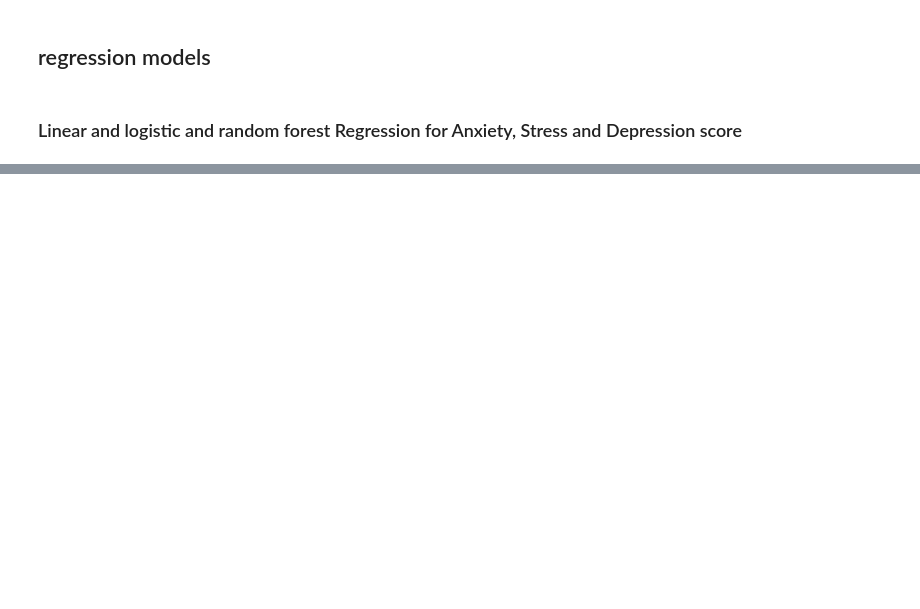
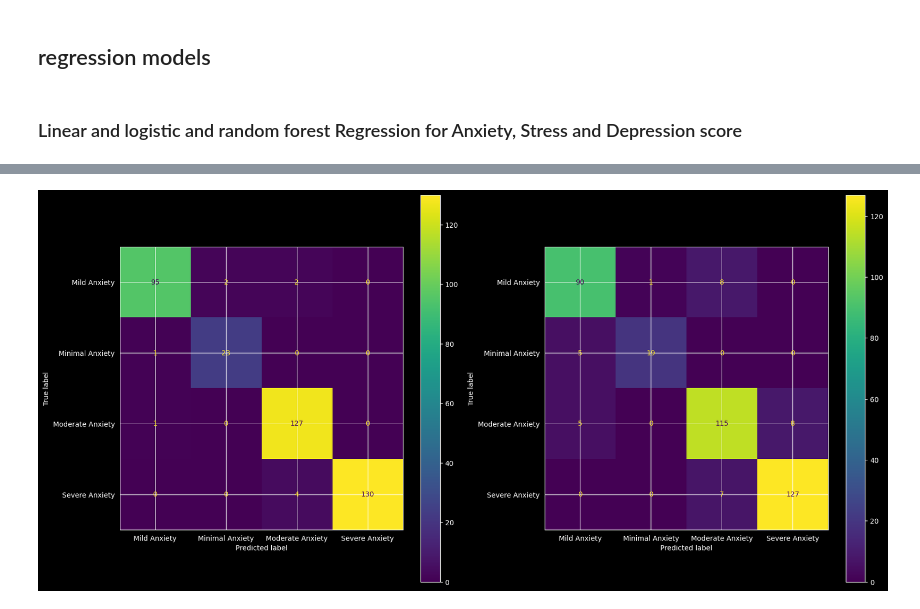
Before and after one commit to ramoliyaYug/STUDENT_MENTAL_HEALTH_RISK_PREDICTION_SYSTEM, a Jupyter notebook: notebook/Models.ipynb, the cells around one changed output, grey strips where cells are left out. Drawn from its saved outputs; the diff is of its cells as text; code cells hidden in the pictures; blank space fills up the shorter version.

Commit message:
completed all model trainings

```diff
--- a/notebook/Models.ipynb
+++ b/notebook/Models.ipynb
@@ -43,6 +49,6 @@ df.head()
 # %%
 regression_target = ['Anxiety_Score', 'Stress_Score', 'Depression_Score']
-classification_target = ['Anxiety_Label', 'Stress_Label', 'Depression_Label','Risk_level']
+classification_target = ['Anxiety_Label', 'Stress_Label', 'Depression_Label','Risk_Level']
 feature_cols = [col for col in df.columns if col not in regression_target + classification_target]
 # %%
 print('Gender distribution before removal:')
@@ -108,3 +120,9 @@ anxiety_model_rforest = Pipeline([
     ('scaler', StandardScaler()),
     ('regressor', RandomForestRegressor(n_estimators=200, random_state=42))
 ])
+
+anxiety_model_linreg.fit(X_train, y_anxiety_train)
+
+anxiety_model_logreg.fit(X_train, y_anxiety_train)
+
+anxiety_model_rforest.fit(X_train, y_anxiety_train)
@@ -110,0 +304,30 @@ anxiety_model_rforest = Pipeline([
+# %%
+# anxiety label models
+anxiety_label_model_logreg = Pipeline([
+    ('scaler', StandardScaler()),
+    ('regressor', LogisticRegression(
+        class_weight='balanced',
+        max_iter=1000,
+        random_state=42,
+        C=1.0,
+        solver='lbfgs',
+        multi_class='multinomial'
+    ))
+])
+
+anxiety_label_model_rforest = Pipeline([
+    ('scaler', StandardScaler()),
+    ('regressor', RandomForestClassifier(
+        n_estimators=200,
+        max_depth=None,
+        min_samples_split=5,
+        min_samples_leaf=2,
+        class_weight='balanced',
+        random_state=42,
+        n_jobs=-1
+    ))
+])
+
+anxiety_label_model_logreg.fit(X_train, y_anxiety_label_train)
+
+anxiety_label_model_rforest.fit(X_train, y_anxiety_label_train)
@@ -110,0 +369,8 @@ anxiety_model_rforest = Pipeline([
+# %%
+# confusion matrix
+fig, ax = plt.subplots(1,2,figsize=(20, 10))
+ConfusionMatrixDisplay.from_estimator(anxiety_label_model_logreg, X_test, y_anxiety_label_test, ax=ax[0])
+ConfusionMatrixDisplay.from_estimator(anxiety_label_model_rforest, X_test, y_anxiety_label_test, ax=ax[1])
+plt.show()
+# %% [output]
+[figure, added]
```
Also changed, not shown: parts of 25 cells of this notebook.
